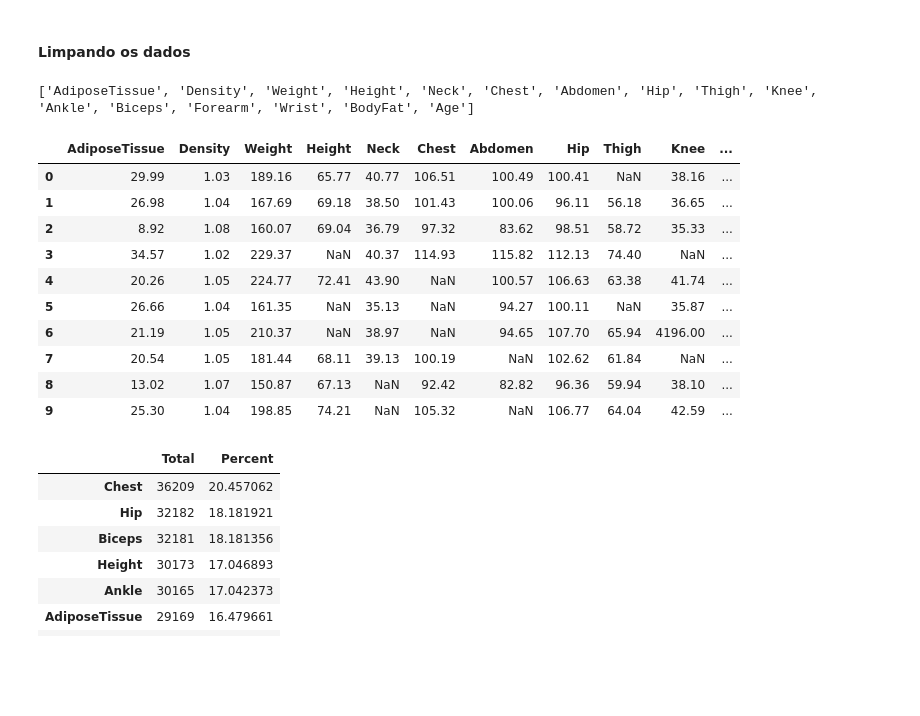
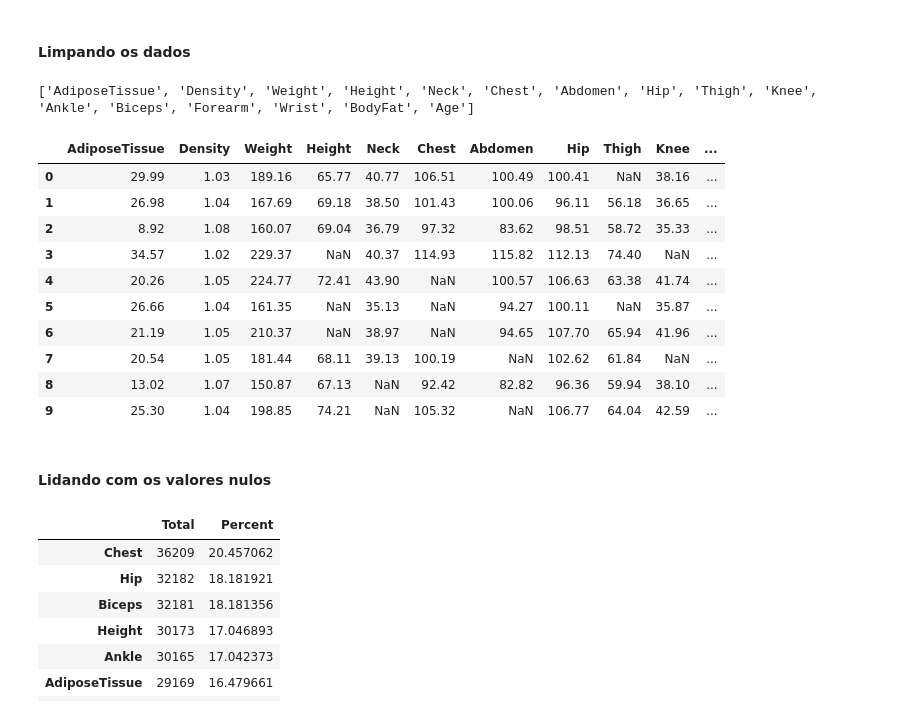
Before and after one commit to marynepatricia/body-fat-prediction-regression, a Jupyter notebook: main.ipynb, the cells around one changed output. Saved outputs shown, nothing was run; the diff lists cells and outputs as text; code cells hidden in the pictures; blank space fills up the shorter version.

```diff
--- a/main.ipynb
+++ b/main.ipynb
@@ -56,33 +56,34 @@ memory usage: 21.6+ MB
 # %%
 df_train = df.copy()
 
 # usando regex para limpar as colunas
 
 colunas = df_train.columns.tolist()
 print (colunas)
 
 for col in colunas:
-    if col == 'Age':
-        pass
-    elif df_train[col].dtype == 'object':
+    if col != 'Age':
+        df_train[col] = df_train[col].astype(str).str.replace(',', '.')
         df_train[col] = df_train[col].apply(lambda x: re.sub(r'[^0-9.]', '', str(x)))
         df_train[col] = pd.to_numeric(df_train[col], errors='coerce')
 
 
 df_train.head(10)
 # %% [output]
 ['AdiposeTissue', 'Density', 'Weight', 'Height', 'Neck', 'Chest', 'Abdomen', 'Hip', 'Thigh', 'Knee', 'Ankle', 'Biceps', 'Forearm', 'Wrist', 'BodyFat', 'Age']
 |  | AdiposeTissue | Density | Weight | Height | Neck | Chest | Abdomen | Hip | Thigh | Knee | ... |
 | 0 | 29.99 | 1.03 | 189.16 | 65.77 | 40.77 | 106.51 | 100.49 | 100.41 | NaN | 38.16 | ... |
 | 1 | 26.98 | 1.04 | 167.69 | 69.18 | 38.50 | 101.43 | 100.06 | 96.11 | 56.18 | 36.65 | ... |
 | 2 | 8.92 | 1.08 | 160.07 | 69.04 | 36.79 | 97.32 | 83.62 | 98.51 | 58.72 | 35.33 | ... |
 | 3 | 34.57 | 1.02 | 229.37 | NaN | 40.37 | 114.93 | 115.82 | 112.13 | 74.40 | NaN | ... |
 | 4 | 20.26 | 1.05 | 224.77 | 72.41 | 43.90 | NaN | 100.57 | 106.63 | 63.38 | 41.74 | ... |
 | 5 | 26.66 | 1.04 | 161.35 | NaN | 35.13 | NaN | 94.27 | 100.11 | NaN | 35.87 | ... |
-| 6 | 21.19 | 1.05 | 210.37 | NaN | 38.97 | NaN | 94.65 | 107.70 | 65.94 | 4196.00 | ... |
+| 6 | 21.19 | 1.05 | 210.37 | NaN | 38.97 | NaN | 94.65 | 107.70 | 65.94 | 41.96 | ... |
 | 7 | 20.54 | 1.05 | 181.44 | 68.11 | 39.13 | 100.19 | NaN | 102.62 | 61.84 | NaN | ... |
 | 8 | 13.02 | 1.07 | 150.87 | 67.13 | NaN | 92.42 | 82.82 | 96.36 | 59.94 | 38.10 | ... |
 | 9 | 25.30 | 1.04 | 198.85 | 74.21 | NaN | 105.32 | NaN | 106.77 | 64.04 | 42.59 | ... |
+# %% [markdown]
+#### Lidando com os valores nulos
 # %%
 # verificar o % de valores nulos por coluna
 total = df_train.isnull().sum().sort_values(ascending=False)
```
Also changed, not shown: parts of 5 cells of this notebook.
